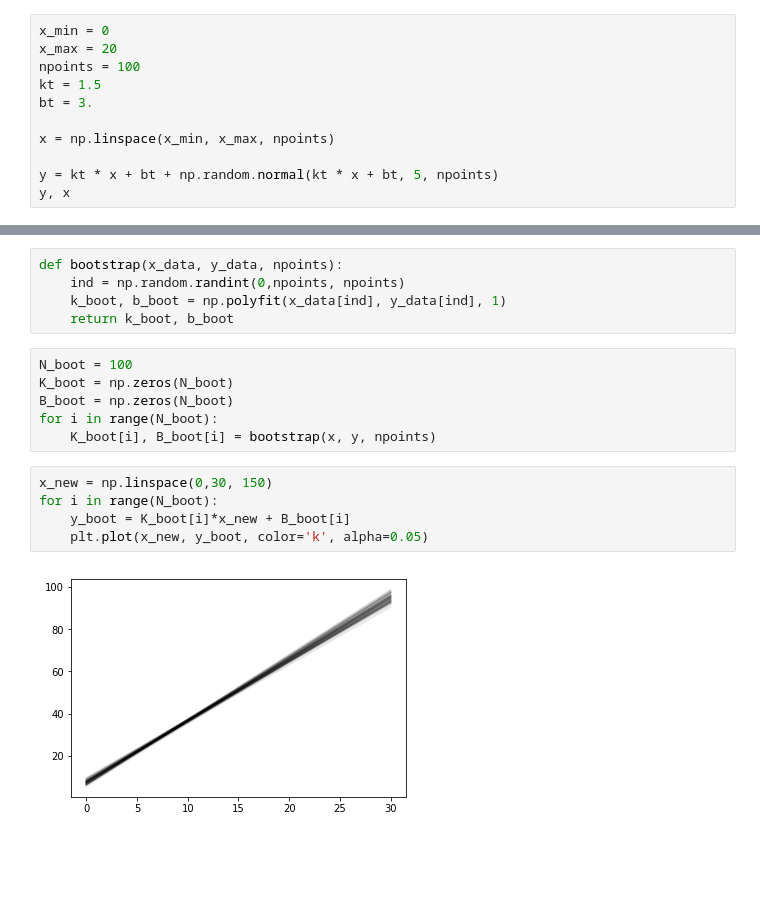
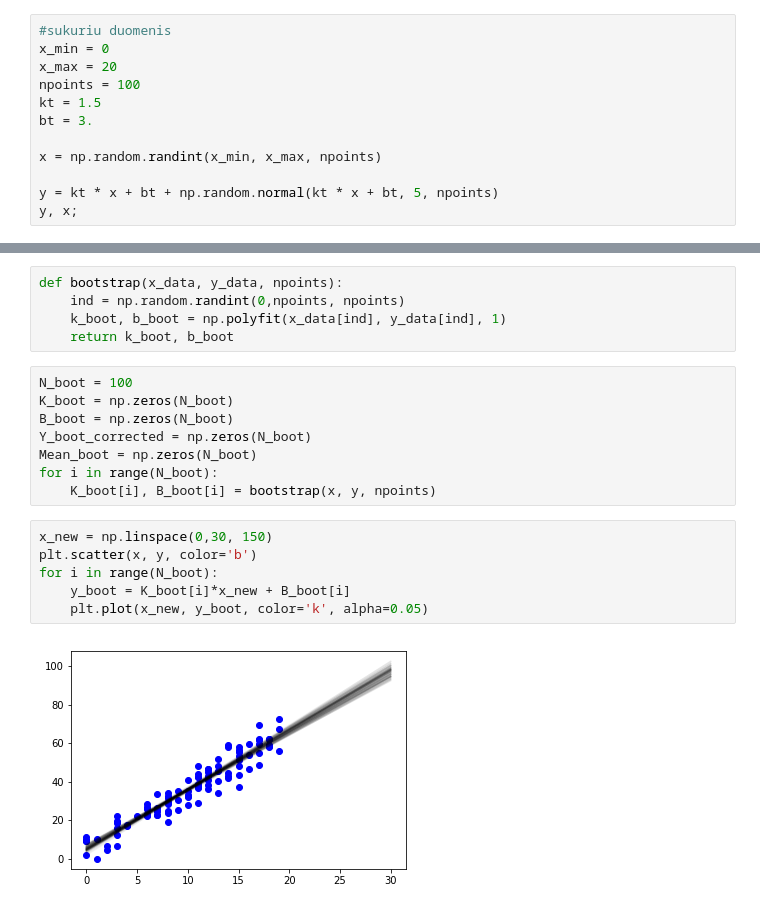
Before and after one commit to Caradryan/Example-Fitting-a-Model-to-Data, a Jupyter notebook: MT_pask07.ipynb, the cells around one changed output, grey strips where cells are left out. Saved outputs shown, nothing was run; the diff lists cells and outputs as text; blank space fills up the shorter version.

```diff
--- a/MT_pask07.ipynb
+++ b/MT_pask07.ipynb
@@ -7,11 +12,12 @@ Skaitmeniniu bootstrapping metodu nustatykite ir pavaizduokite prediction ir con
 # %%
+#sukuriu duomenis
 x_min = 0
 x_max = 20
 npoints = 100
 kt = 1.5
 bt = 3.
 
-x = np.linspace(x_min, x_max, npoints)
+x = np.random.randint(x_min, x_max, npoints)
 
 y = kt * x + bt + np.random.normal(kt * x + bt, 5, npoints)
-y, x
+y, x;
@@ -47,12 +41,15 @@ def bootstrap(x_data, y_data, npoints):
 N_boot = 100
 K_boot = np.zeros(N_boot)
 B_boot = np.zeros(N_boot)
+Y_boot_corrected = np.zeros(N_boot)
+Mean_boot = np.zeros(N_boot)
 for i in range(N_boot):
     K_boot[i], B_boot[i] = bootstrap(x, y, npoints)
 # %%
 x_new = np.linspace(0,30, 150)
+plt.scatter(x, y, color='b')
 for i in range(N_boot):
     y_boot = K_boot[i]*x_new + B_boot[i]
     plt.plot(x_new, y_boot, color='k', alpha=0.05)
 # %% [output]
-[figure, old version]
+[figure, new version]
```
Also changed, not shown: parts of 14 cells of this notebook.
